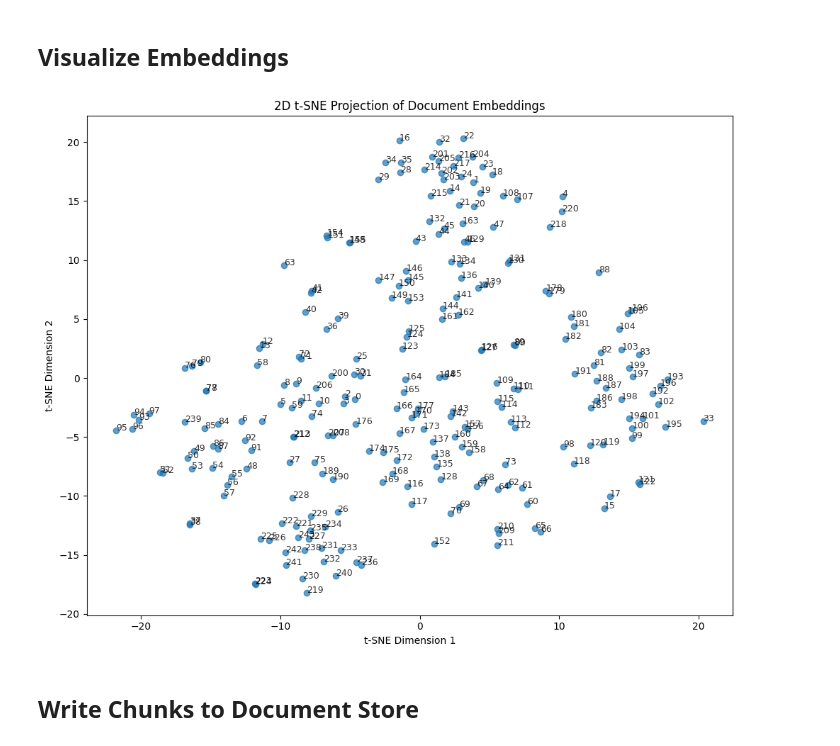
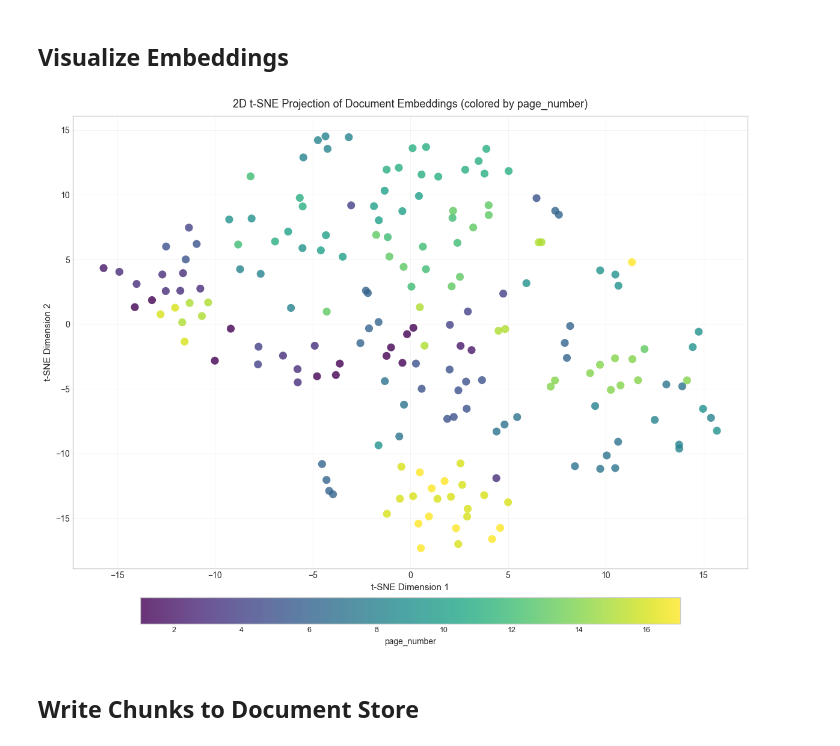
Before and after one commit to gilad-rubin/rag-workshop, a Jupyter notebook: notebooks/rag_pipeline.ipynb, the cells around one changed output. Drawn from its saved outputs; the diff is of its cells as text; code cells hidden in the pictures.

Commit message:
enhanced visualization utils

````diff
--- a/notebooks/rag_pipeline.ipynb
+++ b/notebooks/rag_pipeline.ipynb
@@ -122,5 +126,5 @@ graph TD;
 # %% [markdown]
 Now, let's run the pipeline!
 # %%
-res = indexing_pipeline.run({"pdf_converter": {"sources": filepaths}})
+res = indexing_pipeline.run({"pdf_loader": {"sources": filepaths}})
 # %%
@@ -158,7 +162,11 @@ For more details, see the [DocumentSplitter documentation](https://docs.haystack
 # %%
 from haystack.components.preprocessors import DocumentSplitter
 # %%
-splitter = DocumentSplitter(split_by="sentence", split_length=4, split_overlap=1)
+splitter = DocumentSplitter(
+    split_by="line",
+    split_length=12,
+    split_overlap=3,
+)
 # %%
 indexing_pipeline.add_component("splitter", splitter)
 # %%
@@ -182,4 +190,4 @@ graph TD;
 ```
 # %%
-res = indexing_pipeline.run({"pdf_converter": {"sources": filepaths}})
+res = indexing_pipeline.run({"pdf_loader": {"sources": filepaths}})
 docs = res["splitter"]["documents"]
@@ -243,7 +255,7 @@ graph TD;
 # %%
 indexing_pipeline.warm_up()
 # %%
-res = indexing_pipeline.run({"pdf_converter": {"sources": filepaths}})
+res = indexing_pipeline.run({"pdf_loader": {"sources": filepaths}})
 # %%
 docs = res["doc_embedder"]["documents"]
 # %%
@@ -268,11 +282,11 @@ os.environ["TOKENIZERS_PARALLELISM"] = "FALSE"  # This avoids a warning
 # %%
 # Get the embedded documents from the previous run
 embedded_documents = res["doc_embedder"]["documents"]
 
 # Create the visualization
-projection = create_document_embedding_visualization(embedded_documents)
+projection = visualize_document_embeddings(embedded_documents, color_by="page_number")
 # %% [output]
-[figure, old version]
+[figure, new version]
 # %% [markdown]
 ## Write Chunks to Document Store
 # %%
````
Also changed, not shown: parts of 31 cells of this notebook, 1 other file.
